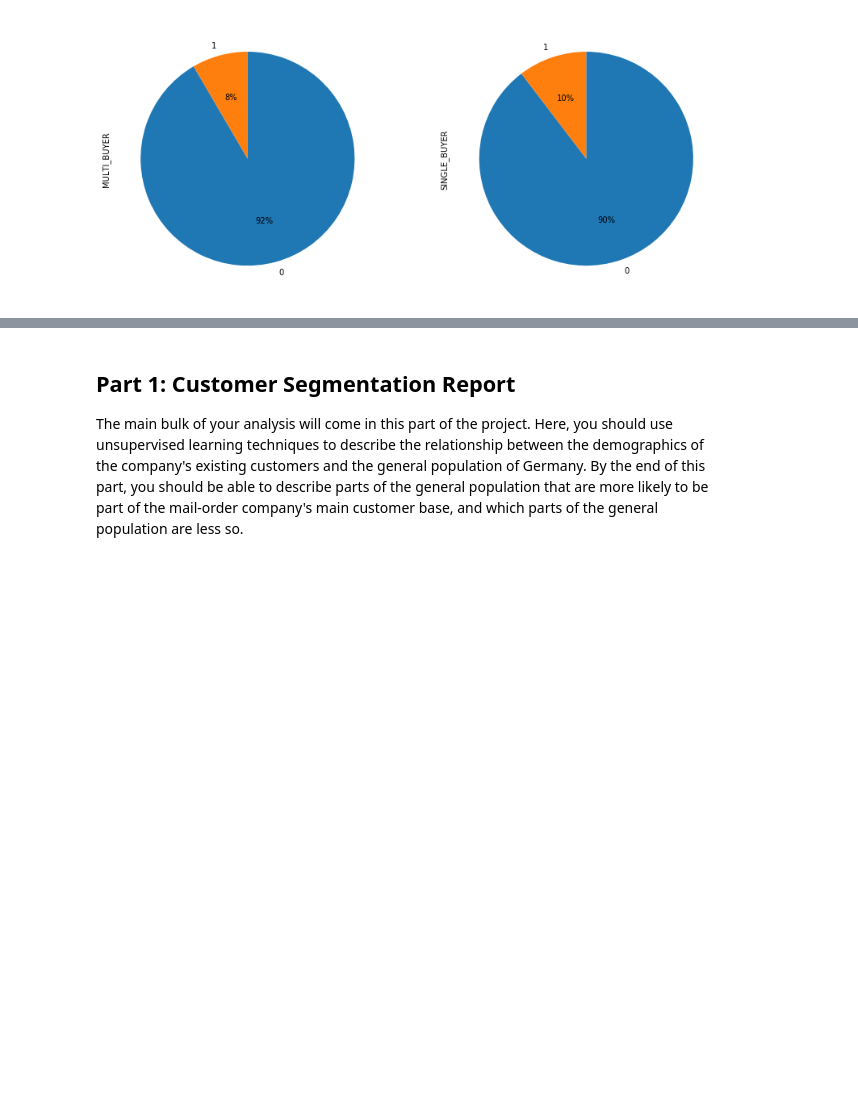
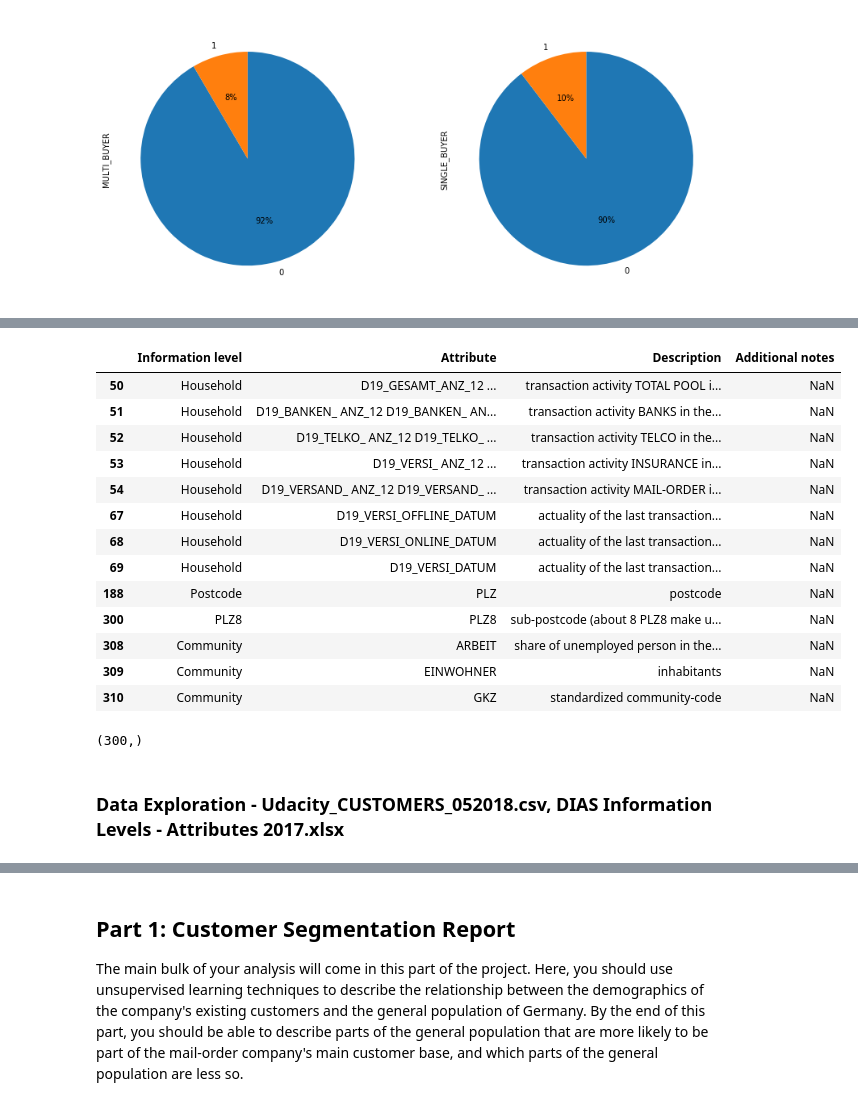
Before and after one commit to dragon7-fc/DSND-Capstone, a Jupyter notebook: Arvato Project Workbook.ipynb, the cells around one changed output, grey strips where cells are left out. Drawn from its saved outputs; the diff is of its cells as text; code cells hidden in the pictures; blank space fills up the shorter version.

```diff
--- a/Arvato Project Workbook.ipynb
+++ b/Arvato Project Workbook.ipynb
@@ -150,0 +155,4 @@ plt.show()
+# %%
+attributes_df = pd.read_excel('DIAS Information Levels - Attributes 2017.xlsx', header=1, index_col=[1]).reset_index()
+del attributes_df['Unnamed: 0']
+attributes_df.head()
@@ -150,0 +166,4 @@ plt.show()
+# %%
+values_df = pd.read_excel('DIAS Attributes - Values 2017.xlsx', header=1, index_col=[1,2]).reset_index()
+del values_df['Unnamed: 0']
+values_df.head()
@@ -150,0 +204,23 @@ plt.show()
+# %%
+attributes_df[~attributes_df.Attribute.isin(values_df.Attribute.unique())]
+# %% [output]
+|  | Information level | Attribute | Description | Additional notes |
+| 50 | Household | D19_GESAMT_ANZ_12 ... | transaction activity TOTAL POOL i... | NaN |
+| 51 | Household | D19_BANKEN_ ANZ_12 D19_BANKEN_ AN... | transaction activity BANKS in the... | NaN |
+| 52 | Household | D19_TELKO_ ANZ_12 D19_TELKO_ ... | transaction activity TELCO in the... | NaN |
+| 53 | Household | D19_VERSI_ ANZ_12 ... | transaction activity INSURANCE in... | NaN |
+| 54 | Household | D19_VERSAND_ ANZ_12 D19_VERSAND_ ... | transaction activity MAIL-ORDER i... | NaN |
+| 67 | Household | D19_VERSI_OFFLINE_DATUM | actuality of the last transaction... | NaN |
+| 68 | Household | D19_VERSI_ONLINE_DATUM | actuality of the last transaction... | NaN |
+| 69 | Household | D19_VERSI_DATUM | actuality of the last transaction... | NaN |
+| 188 | Postcode | PLZ | postcode | NaN |
+| 300 | PLZ8 | PLZ8 | sub-postcode (about 8 PLZ8 make u... | NaN |
+| 308 | Community | ARBEIT | share of unemployed person in the... | NaN |
+| 309 | Community | EINWOHNER | inhabitants | NaN |
+| 310 | Community | GKZ | standardized community-code | NaN |
+# %%
+np.intersect1d(values_df.Attribute.unique().tolist(), attributes_df.Attribute).shape
+# %% [output]
+(300,)
+# %% [markdown]
+### Data Exploration - Udacity_CUSTOMERS_052018.csv, DIAS Information Levels - Attributes 2017.xlsx
```
Also changed, not shown: parts of 14 cells of this notebook.
